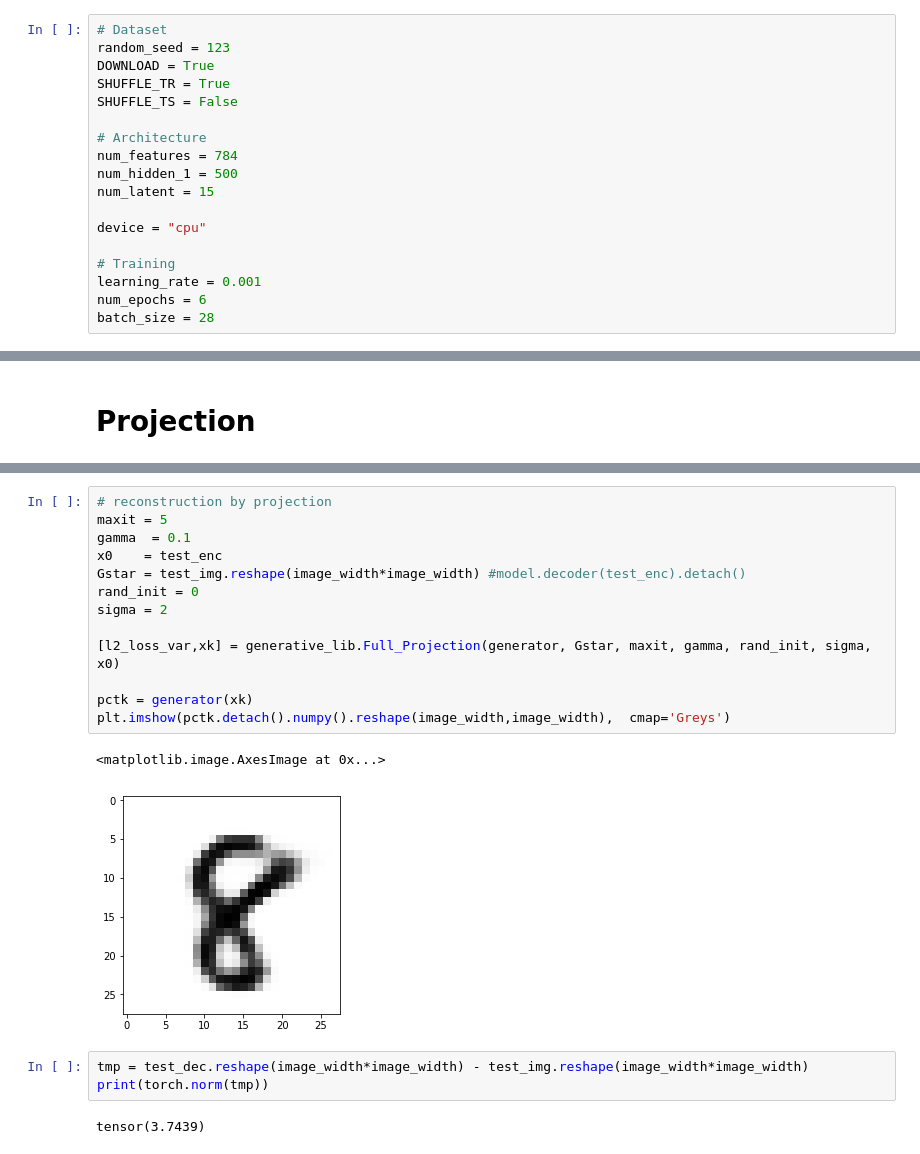
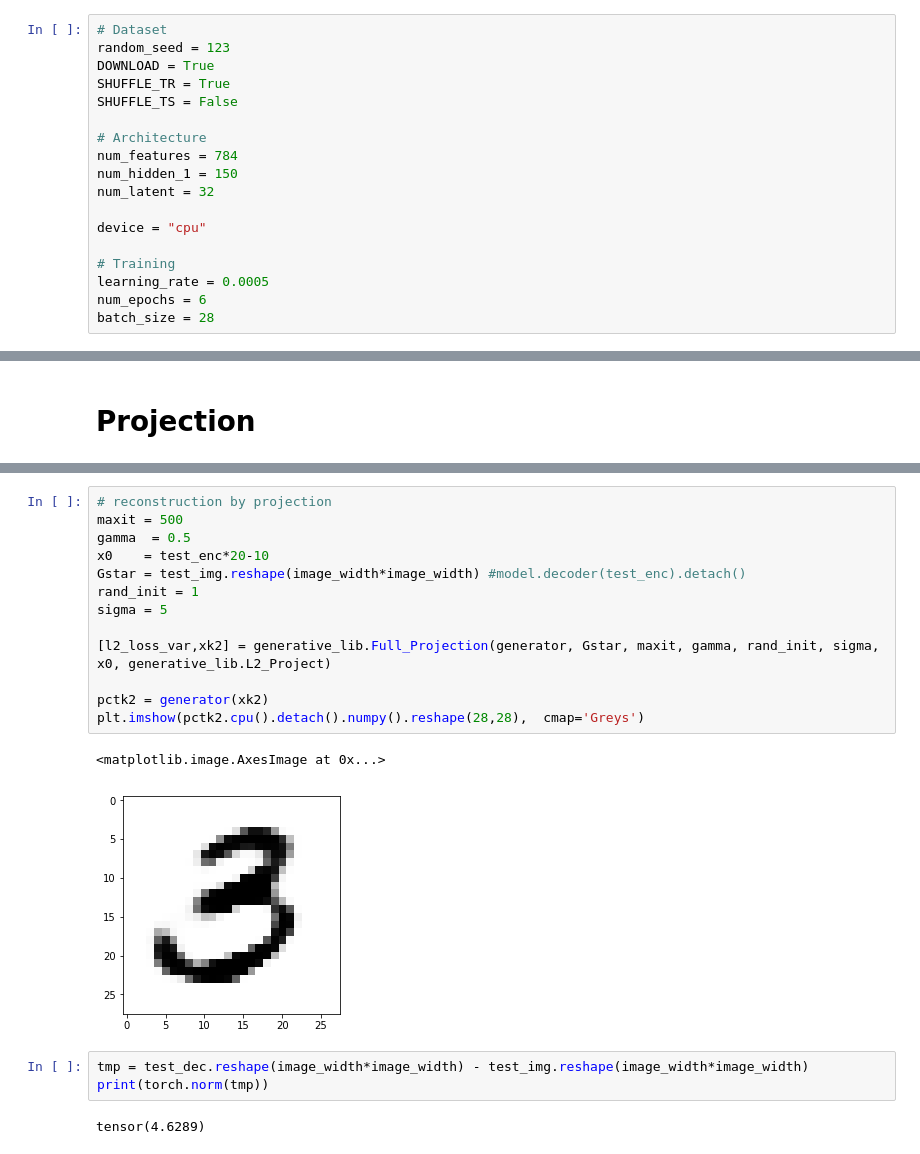
Before and after one commit to jojo05coco/CS6140-LatentClassify, a Jupyter notebook: ipython notebooks/VarAutoencoder-MNIST.ipynb, the cells around one changed output, grey strips where cells are left out. Saved outputs shown, nothing was run; the diff lists cells and outputs as text.

Commit message:
latent MNIST VAE

```diff
--- a/ipython notebooks/VarAutoencoder-MNIST.ipynb
+++ b/ipython notebooks/VarAutoencoder-MNIST.ipynb
@@ -44,13 +44,13 @@ SHUFFLE_TS = False
 
 # Architecture
 num_features = 784
-num_hidden_1 = 500
-num_latent = 15
+num_hidden_1 = 150
+num_latent = 32
 
 device = "cpu"
 
 # Training
-learning_rate = 0.001
+learning_rate = 0.0005
 num_epochs = 6
 batch_size = 28
 # %% [markdown]
@@ -265,22 +265,22 @@ plt.imshow(test_dec.reshape([image_width,image_width]),cmap='binary')
 # %%
 # reconstruction by projection
-maxit = 5
-gamma  = 0.1
-x0    = test_enc
+maxit = 500
+gamma  = 0.5
+x0    = test_enc*20-10
 Gstar = test_img.reshape(image_width*image_width) #model.decoder(test_enc).detach()
-rand_init = 0
-sigma = 2
+rand_init = 1
+sigma = 5
 
-[l2_loss_var,xk] = generative_lib.Full_Projection(generator, Gstar, maxit, gamma, rand_init, sigma, x0)
+[l2_loss_var,xk2] = generative_lib.Full_Projection(generator, Gstar, maxit, gamma, rand_init, sigma, x0, generative_lib.L2_Project)
 
-pctk = generator(xk)
-plt.imshow(pctk.detach().numpy().reshape(image_width,image_width),  cmap='Greys')
+pctk2 = generator(xk2)
+plt.imshow(pctk2.cpu().detach().numpy().reshape(28,28),  cmap='Greys')
 # %% [output]
 <matplotlib.image.AxesImage at 0x...>
-[figure, old version]
+[figure, new version]
 # %%
 tmp = test_dec.reshape(image_width*image_width) - test_img.reshape(image_width*image_width)
 print(torch.norm(tmp))
 # %% [output]
-tensor(3.7439)
+tensor(4.6289)
 # %%
```
Also changed, not shown: parts of 21 cells of this notebook, 20 other files.
